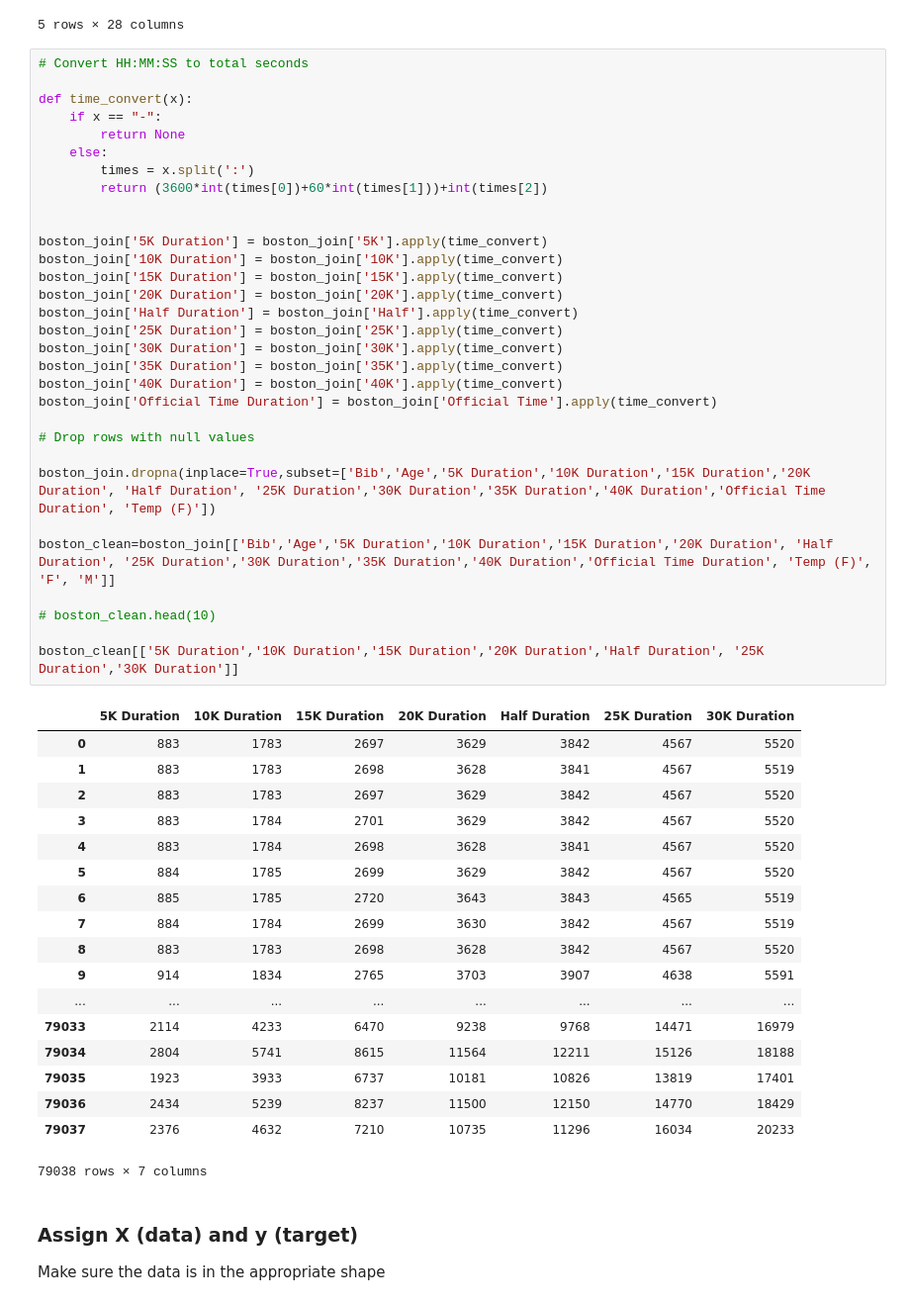
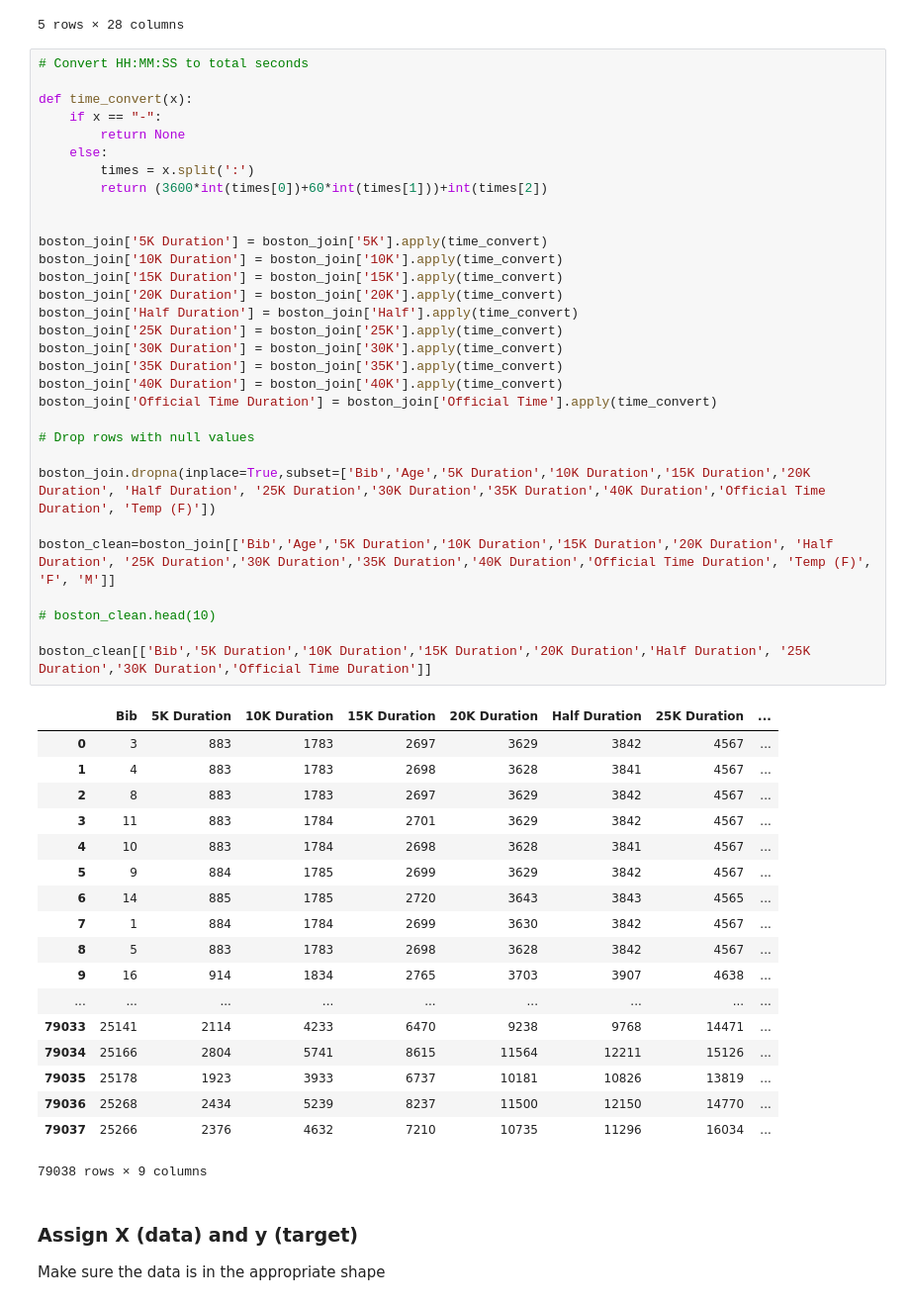
Before and after one commit to amcm29/MachineLearning_Marathon, a Jupyter notebook: boston_model.ipynb, the cells around one changed output. Shown at 99% size. Drawn from its saved outputs; the diff is of its cells as text.

```diff
--- a/boston_model.ipynb
+++ b/boston_model.ipynb
@@ -53,52 +53,52 @@ boston_join.head()
 # Convert HH:MM:SS to total seconds
 
 def time_convert(x):
     if x == "-":
         return None
     else:
         times = x.split(':')
         return (3600*int(times[0])+60*int(times[1]))+int(times[2])
 
 
 boston_join['5K Duration'] = boston_join['5K'].apply(time_convert)
 boston_join['10K Duration'] = boston_join['10K'].apply(time_convert)
 boston_join['15K Duration'] = boston_join['15K'].apply(time_convert)
 boston_join['20K Duration'] = boston_join['20K'].apply(time_convert)
 boston_join['Half Duration'] = boston_join['Half'].apply(time_convert)
 boston_join['25K Duration'] = boston_join['25K'].apply(time_convert)
 boston_join['30K Duration'] = boston_join['30K'].apply(time_convert)
 boston_join['35K Duration'] = boston_join['35K'].apply(time_convert)
 boston_join['40K Duration'] = boston_join['40K'].apply(time_convert)
 boston_join['Official Time Duration'] = boston_join['Official Time'].apply(time_convert)
 
 # Drop rows with null values
 
 boston_join.dropna(inplace=True,subset=['Bib','Age','5K Duration','10K Duration','15K Duration','20K Duration', 'Half Duration', '25K Duration','30K Duration','35K Duration','40K Duration','Official Time Duration', 'Temp (F)'])
 
 boston_clean=boston_join[['Bib','Age','5K Duration','10K Duration','15K Duration','20K Duration', 'Half Duration', '25K Duration','30K Duration','35K Duration','40K Duration','Official Time Duration', 'Temp (F)', 'F', 'M']]
 
 # boston_clean.head(10)
 
-boston_clean[['5K Duration','10K Duration','15K Duration','20K Duration','Half Duration', '25K Duration','30K Duration']]
+boston_clean[['Bib','5K Duration','10K Duration','15K Duration','20K Duration','Half Duration', '25K Duration','30K Duration','Official Time Duration']]
 # %% [output]
-|  | 5K Duration | 10K Duration | 15K Duration | 20K Duration | Half Duration | 25K Duration | 30K Duration |
-| 0 | 883 | 1783 | 2697 | 3629 | 3842 | 4567 | 5520 |
-| 1 | 883 | 1783 | 2698 | 3628 | 3841 | 4567 | 5519 |
-| 2 | 883 | 1783 | 2697 | 3629 | 3842 | 4567 | 5520 |
-| 3 | 883 | 1784 | 2701 | 3629 | 3842 | 4567 | 5520 |
-| 4 | 883 | 1784 | 2698 | 3628 | 3841 | 4567 | 5520 |
-| 5 | 884 | 1785 | 2699 | 3629 | 3842 | 4567 | 5520 |
-| 6 | 885 | 1785 | 2720 | 3643 | 3843 | 4565 | 5519 |
-| 7 | 884 | 1784 | 2699 | 3630 | 3842 | 4567 | 5519 |
-| 8 | 883 | 1783 | 2698 | 3628 | 3842 | 4567 | 5520 |
-| 9 | 914 | 1834 | 2765 | 3703 | 3907 | 4638 | 5591 |
-| ... | ... | ... | ... | ... | ... | ... | ... |
-| 79033 | 2114 | 4233 | 6470 | 9238 | 9768 | 14471 | 16979 |
-| 79034 | 2804 | 5741 | 8615 | 11564 | 12211 | 15126 | 18188 |
-| 79035 | 1923 | 3933 | 6737 | 10181 | 10826 | 13819 | 17401 |
-| 79036 | 2434 | 5239 | 8237 | 11500 | 12150 | 14770 | 18429 |
-| 79037 | 2376 | 4632 | 7210 | 10735 | 11296 | 16034 | 20233 |
+|  | Bib | 5K Duration | 10K Duration | 15K Duration | 20K Duration | Half Duration | 25K Duration | ... |
+| 0 | 3 | 883 | 1783 | 2697 | 3629 | 3842 | 4567 | ... |
+| 1 | 4 | 883 | 1783 | 2698 | 3628 | 3841 | 4567 | ... |
+| 2 | 8 | 883 | 1783 | 2697 | 3629 | 3842 | 4567 | ... |
+| 3 | 11 | 883 | 1784 | 2701 | 3629 | 3842 | 4567 | ... |
+| 4 | 10 | 883 | 1784 | 2698 | 3628 | 3841 | 4567 | ... |
+| 5 | 9 | 884 | 1785 | 2699 | 3629 | 3842 | 4567 | ... |
+| 6 | 14 | 885 | 1785 | 2720 | 3643 | 3843 | 4565 | ... |
+| 7 | 1 | 884 | 1784 | 2699 | 3630 | 3842 | 4567 | ... |
+| 8 | 5 | 883 | 1783 | 2698 | 3628 | 3842 | 4567 | ... |
+| 9 | 16 | 914 | 1834 | 2765 | 3703 | 3907 | 4638 | ... |
+| ... | ... | ... | ... | ... | ... | ... | ... | ... |
+| 79033 | 25141 | 2114 | 4233 | 6470 | 9238 | 9768 | 14471 | ... |
+| 79034 | 25166 | 2804 | 5741 | 8615 | 11564 | 12211 | 15126 | ... |
+| 79035 | 25178 | 1923 | 3933 | 6737 | 10181 | 10826 | 13819 | ... |
+| 79036 | 25268 | 2434 | 5239 | 8237 | 11500 | 12150 | 14770 | ... |
+| 79037 | 25266 | 2376 | 4632 | 7210 | 10735 | 11296 | 16034 | ... |
-79038 rows × 7 columns
+79038 rows × 9 columns
 # %% [markdown]
 ### Assign X (data) and y (target)
 Make sure the data is in the appropriate shape
```
Also changed, not shown: parts of 19 cells of this notebook, 10 other files.
